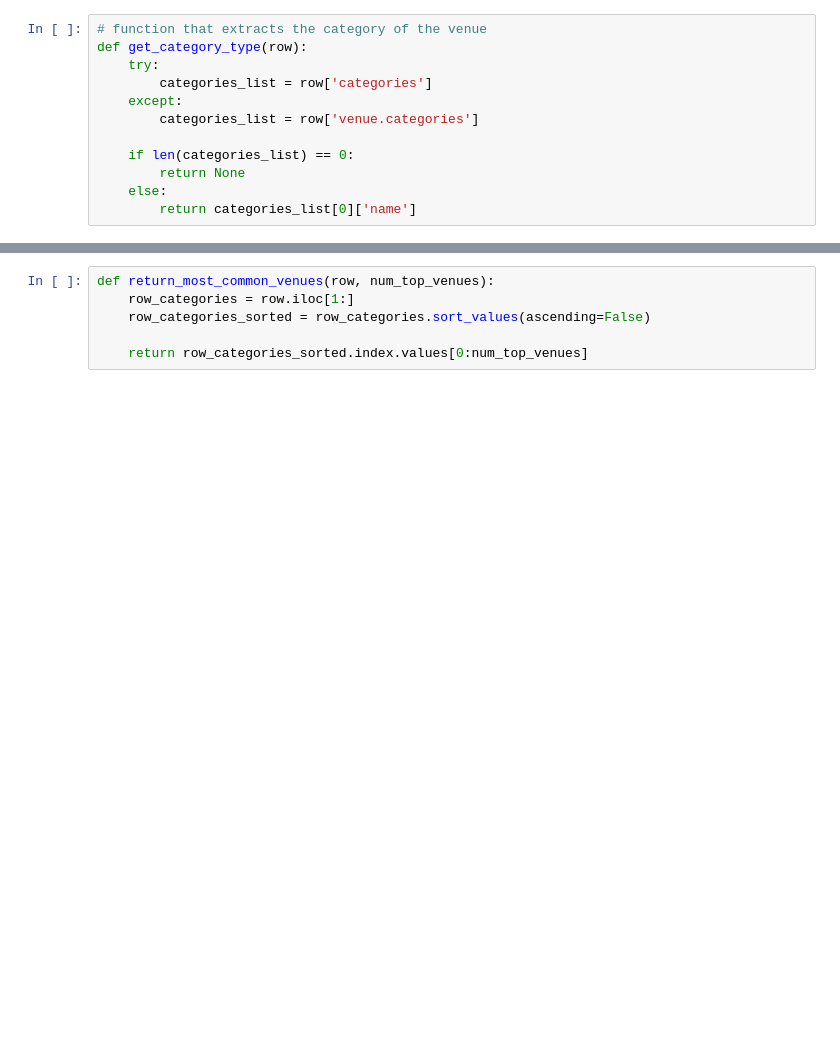
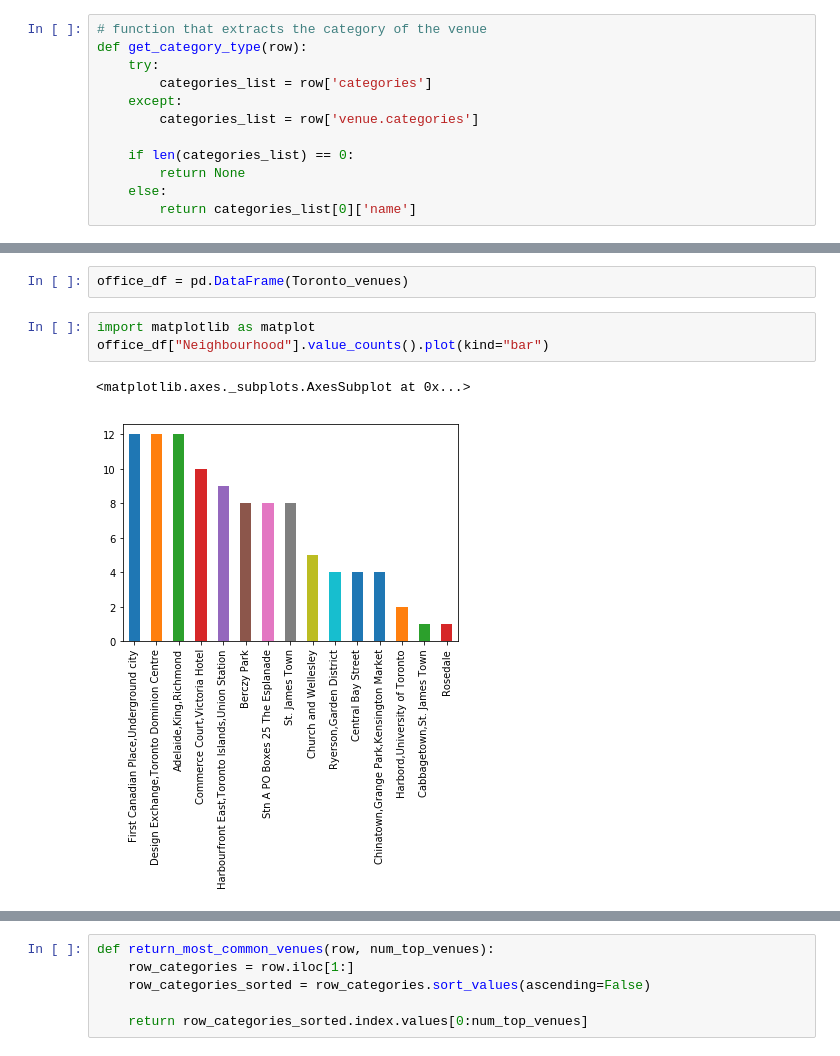
Before and after one commit to sandeepwani/Coursera_Capstone, a Jupyter notebook: Totonto_postcode_final_exercise.ipynb, the cells around one changed output, grey strips where cells are left out. Saved outputs shown, nothing was run; the diff lists cells and outputs as text; blank space fills up the shorter version.

```diff
--- a/Totonto_postcode_final_exercise.ipynb
+++ b/Totonto_postcode_final_exercise.ipynb
@@ -310,3 +297,11 @@ Toronto_venues
+# %%
+office_df = pd.DataFrame(Toronto_venues)
+# %%
+import matplotlib as matplot
+office_df["Neighbourhood"].value_counts().plot(kind="bar")
+# %% [output]
+<matplotlib.axes._subplots.AxesSubplot at 0x...>
+[figure, added]
 # %%
 Toronto_onehot = pd.get_dummies(Toronto_venues[['Venue Category']], prefix="", prefix_sep="")
 
```
Also changed, not shown: parts of 40 cells of this notebook, 2 other files.
